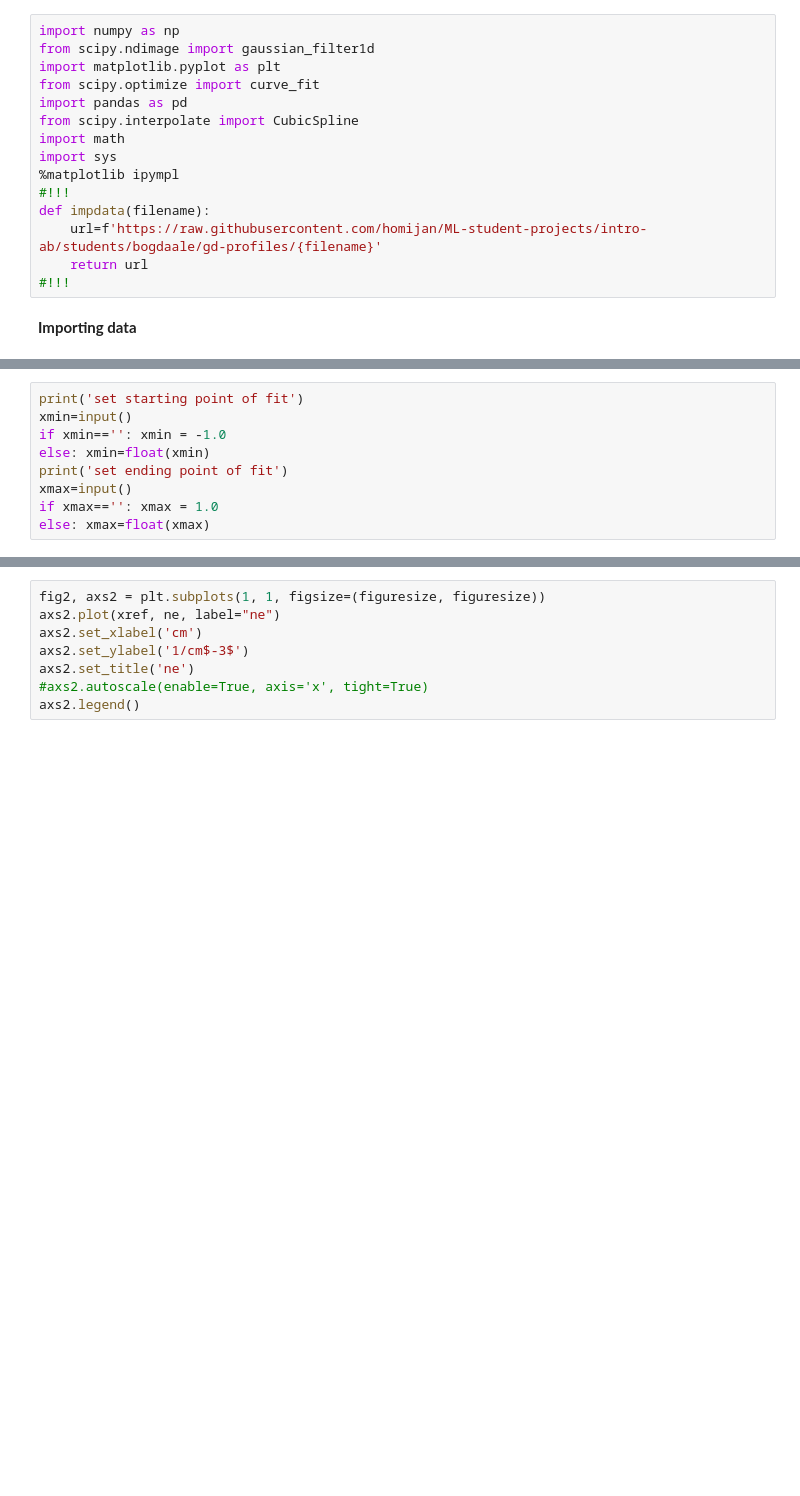
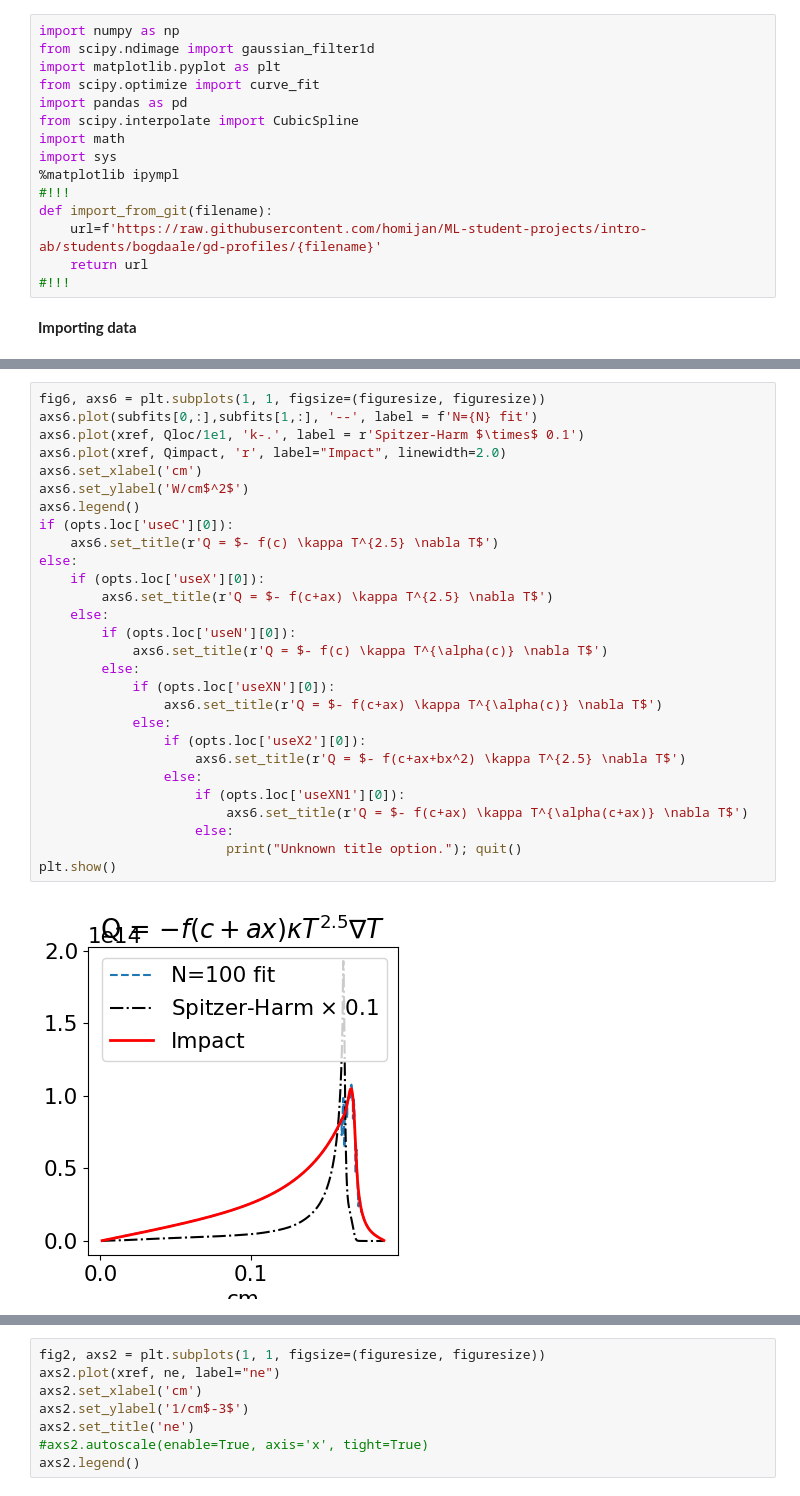
Before and after one commit to Lexmidan/arameic-mishmash, a Jupyter notebook: Bachelor/Fit tasks/1911_6-th_task_completed.ipynb, the cells around one changed output, grey strips where cells are left out. Drawn from its saved outputs; the diff is of its cells as text; blank space fills up the shorter version.

```diff
--- a/Bachelor/Fit tasks/Qimpact-Notebook.ipynb
+++ b/Bachelor/Fit tasks/1911_6-th_task_completed.ipynb
@@ -19,7 +32,7 @@ import math
 import sys
 %matplotlib ipympl
 #!!!
-def impdata(filename):
+def import_from_git(filename):
     url=f'https://raw.githubusercontent.com/homijan/ML-student-projects/intro-ab/students/bogdaale/gd-profiles/{filename}'
     return url
 #!!!
@@ -93,9 +71,0 @@ Choose the option of fitting
-# %%
-print('set starting point of fit')
-xmin=input()
-if xmin=='': xmin = -1.0
-else: xmin=float(xmin)
-print('set ending point of fit')
-xmax=input()
-if xmax=='': xmax = 1.0
-else: xmax=float(xmax)
@@ -232,0 +266,30 @@ axs1.legend()
+# %%
+fig6, axs6 = plt.subplots(1, 1, figsize=(figuresize, figuresize))
+axs6.plot(subfits[0,:],subfits[1,:], '--', label = f'N={N} fit')
+axs6.plot(xref, Qloc/1e1, 'k-.', label = r'Spitzer-Harm $\times$ 0.1')
+axs6.plot(xref, Qimpact, 'r', label="Impact", linewidth=2.0)
+axs6.set_xlabel('cm')
+axs6.set_ylabel('W/cm$^2$')
+axs6.legend()
+if (opts.loc['useC'][0]):
+    axs6.set_title(r'Q = $- f(c) \kappa T^{2.5} \nabla T$')
+else:
+    if (opts.loc['useX'][0]):
+        axs6.set_title(r'Q = $- f(c+ax) \kappa T^{2.5} \nabla T$')
+    else:
+        if (opts.loc['useN'][0]):
+            axs6.set_title(r'Q = $- f(c) \kappa T^{\alpha(c)} \nabla T$')
+        else:
+            if (opts.loc['useXN'][0]):
+                axs6.set_title(r'Q = $- f(c+ax) \kappa T^{\alpha(c)} \nabla T$')
+            else:
+                if (opts.loc['useX2'][0]):
+                    axs6.set_title(r'Q = $- f(c+ax+bx^2) \kappa T^{2.5} \nabla T$')
+                else:
+                    if (opts.loc['useXN1'][0]):
+                        axs6.set_title(r'Q = $- f(c+ax) \kappa T^{\alpha(c+ax)} \nabla T$')
+                    else:
+                        print("Unknown title option."); quit()
+plt.show()
+# %% [output]
+[figure, new version]
```
Also changed, not shown: parts of 29 cells of this notebook, 22 other files.
